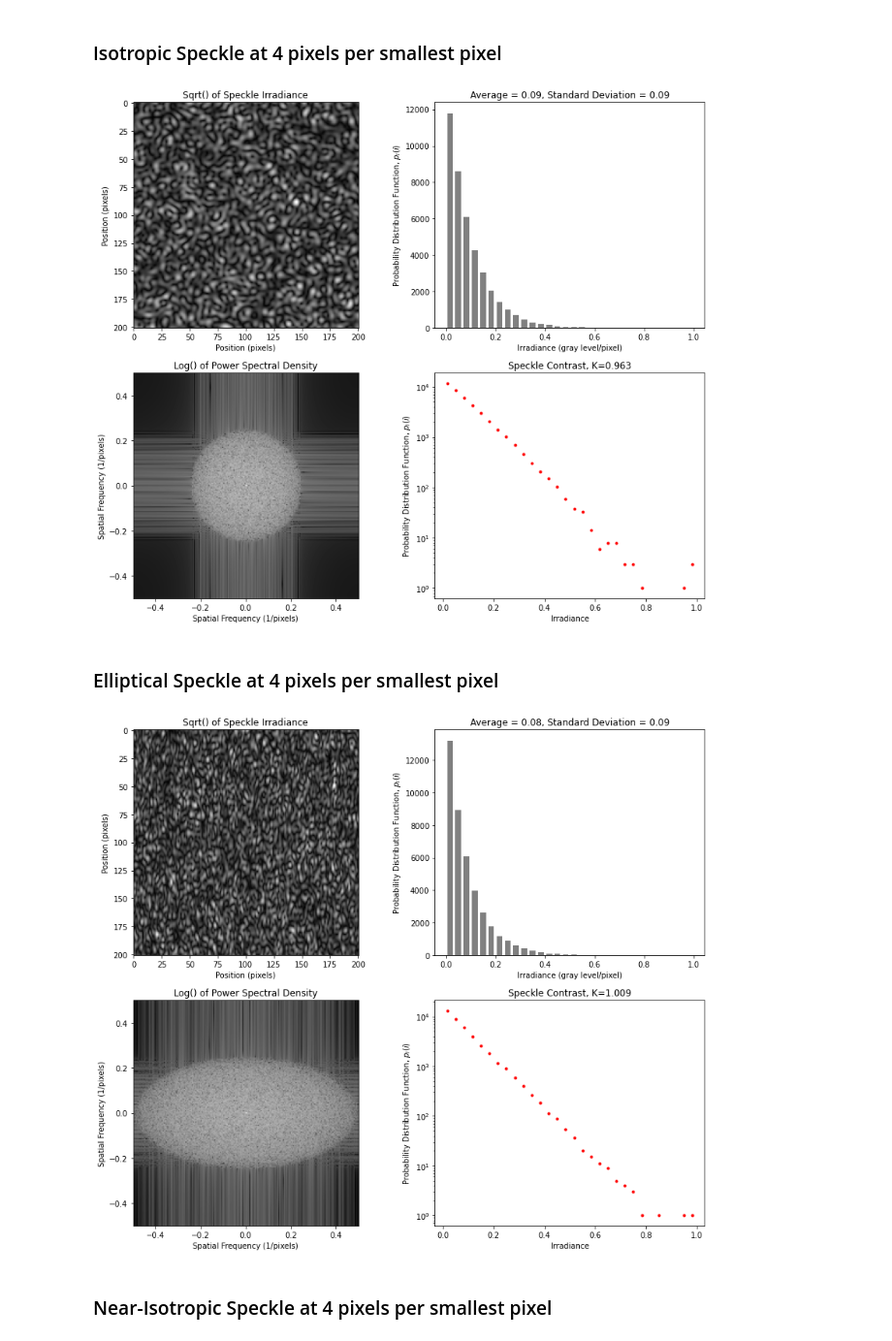
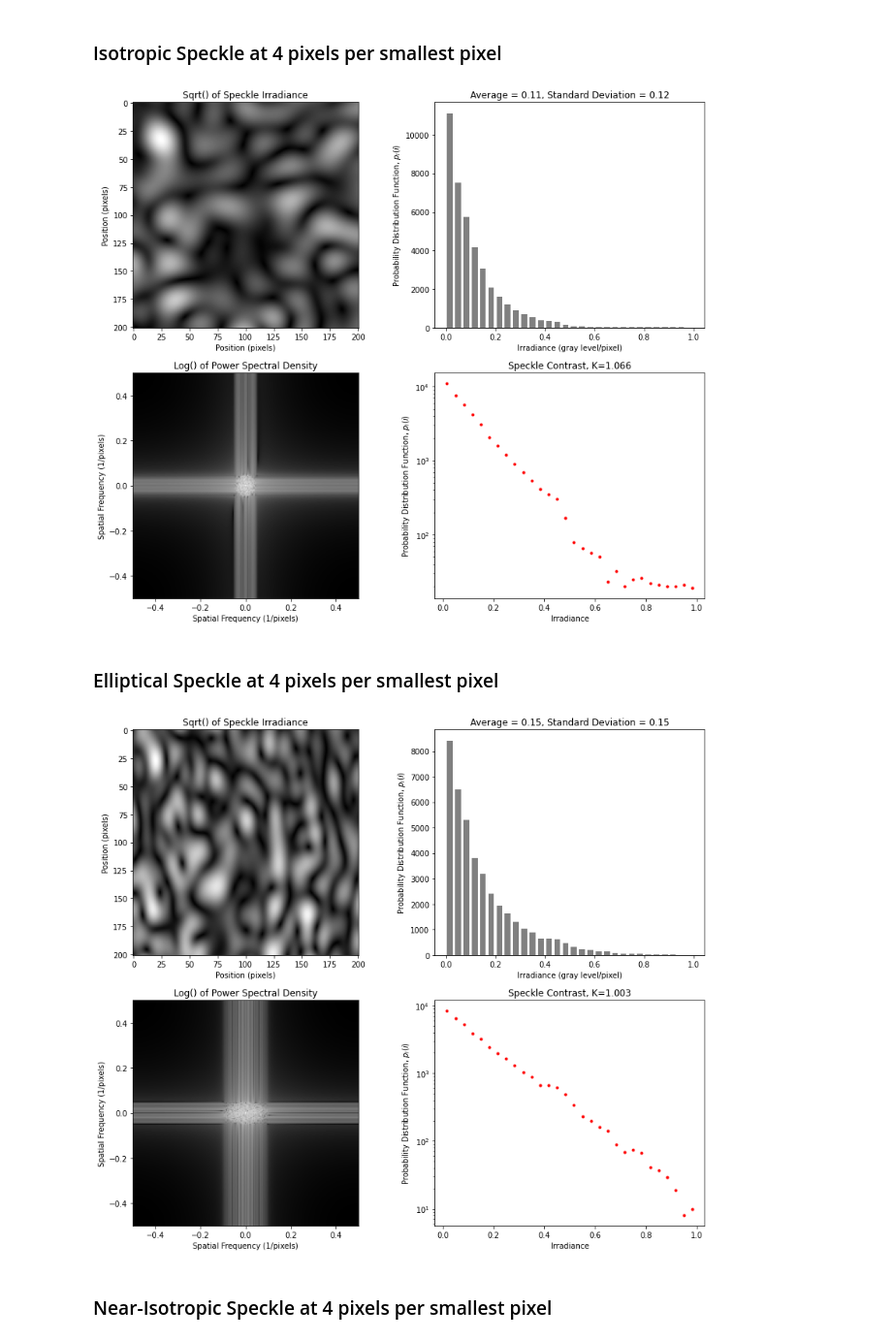
Before and after one commit to scottprahl/pyspeckle, a Jupyter notebook: docs/1-Two-Dim-Speckle-Basics.ipynb, the cells around one changed output. Shown at 97% size. Drawn from its saved outputs; the diff is of its cells as text; code cells hidden in the pictures.

```diff
--- a/docs/1-Two-Dim-Speckle-Basics.ipynb
+++ b/docs/1-Two-Dim-Speckle-Basics.ipynb
@@ -120,17 +120,17 @@ pyspeckle.statistics_plot(y)
 # %% [markdown]
 ### Isotropic Speckle at 4 pixels per smallest pixel
 # %%
-y = pyspeckle.create_Exponential(201,4)
+y = pyspeckle.create_Exponential(201,20)
 pyspeckle.statistics_plot(y)
 # %% [output]
-[figure, old version]
+[figure, new version]
 # %% [markdown]
 ### Elliptical Speckle at 4 pixels per smallest pixel
 # %%
-y = pyspeckle.create_Exponential(201,2,alpha=0.5)
+y = pyspeckle.create_Exponential(201,10,alpha=0.5)
 pyspeckle.statistics_plot(y)
 # %% [output]
-[figure, old version]
+[figure, new version]
 # %% [markdown]
 ### Near-Isotropic Speckle at 4 pixels per smallest pixel
 # %%
```
Also changed, not shown: parts of 3 cells of this notebook, 5 other files.
